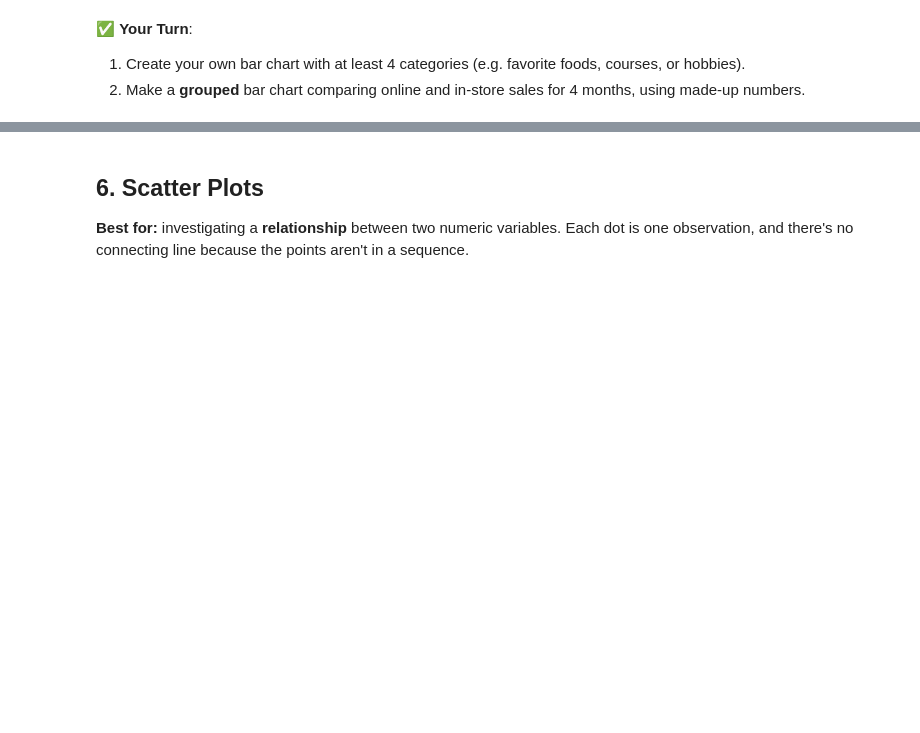
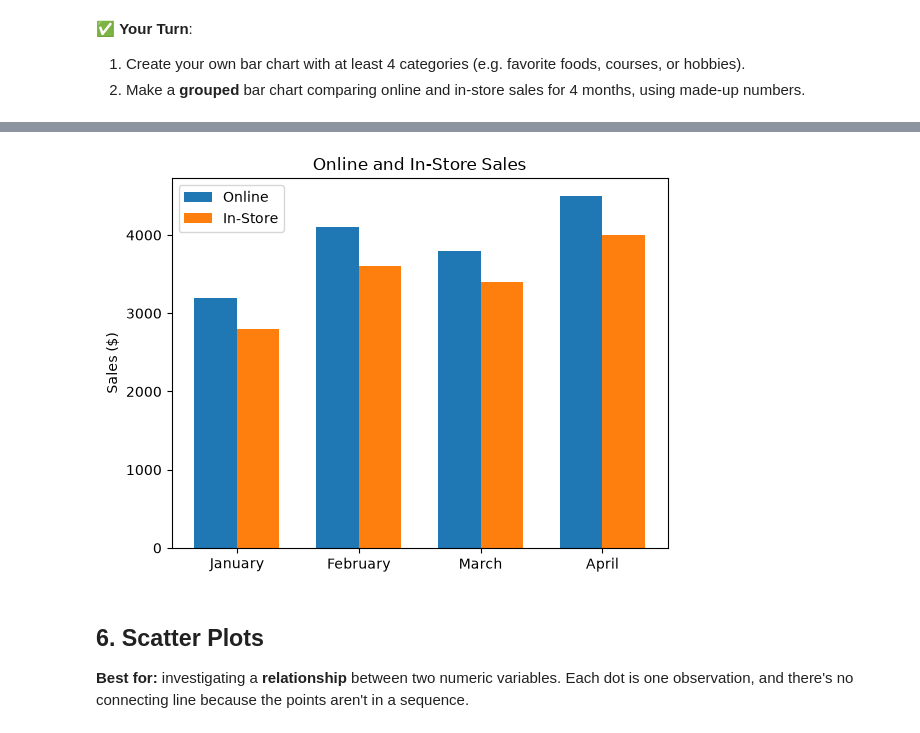
Before and after one commit to ECOKER1226/3603-data-science-coker, a Jupyter notebook: Work/05-Foundations/07-plotting_basics.ipynb, the cells around one changed output, grey strips where cells are left out. Saved outputs shown, nothing was run; the diff lists cells and outputs as text; code cells hidden in the pictures; blank space fills up the shorter version.

```diff
--- a/Work/05-Foundations/07-plotting_basics.ipynb
+++ b/Work/05-Foundations/07-plotting_basics.ipynb
@@ -302,3 +318,20 @@ plt.show()
+# %%
+my_months = np.array(['January', 'February', 'March', 'April'])
+online_sales = np.array([3200, 4100, 3800, 4500])
+in_store_sales = np.array([2800, 3600, 3400, 4000])
+
+x = np.arange(len(my_months))
+width = 0.35
+
+plt.bar(x - width / 2, online_sales, width, label='Online')
+plt.bar(x + width / 2, in_store_sales, width, label='In-Store')
+plt.xticks(x, my_months)
+plt.ylabel('Sales ($)')
+plt.title('Online and In-Store Sales')
+plt.legend()
+plt.show()
+# %% [output]
+[figure, added]
 # %% [markdown]
 ## 6. Scatter Plots
 **Best for:** investigating a **relationship** between two numeric variables. Each dot is one observation, and there's no connecting line because the points aren't in a sequence.
```
Also changed, not shown: parts of 30 cells of this notebook, 3 other files.
